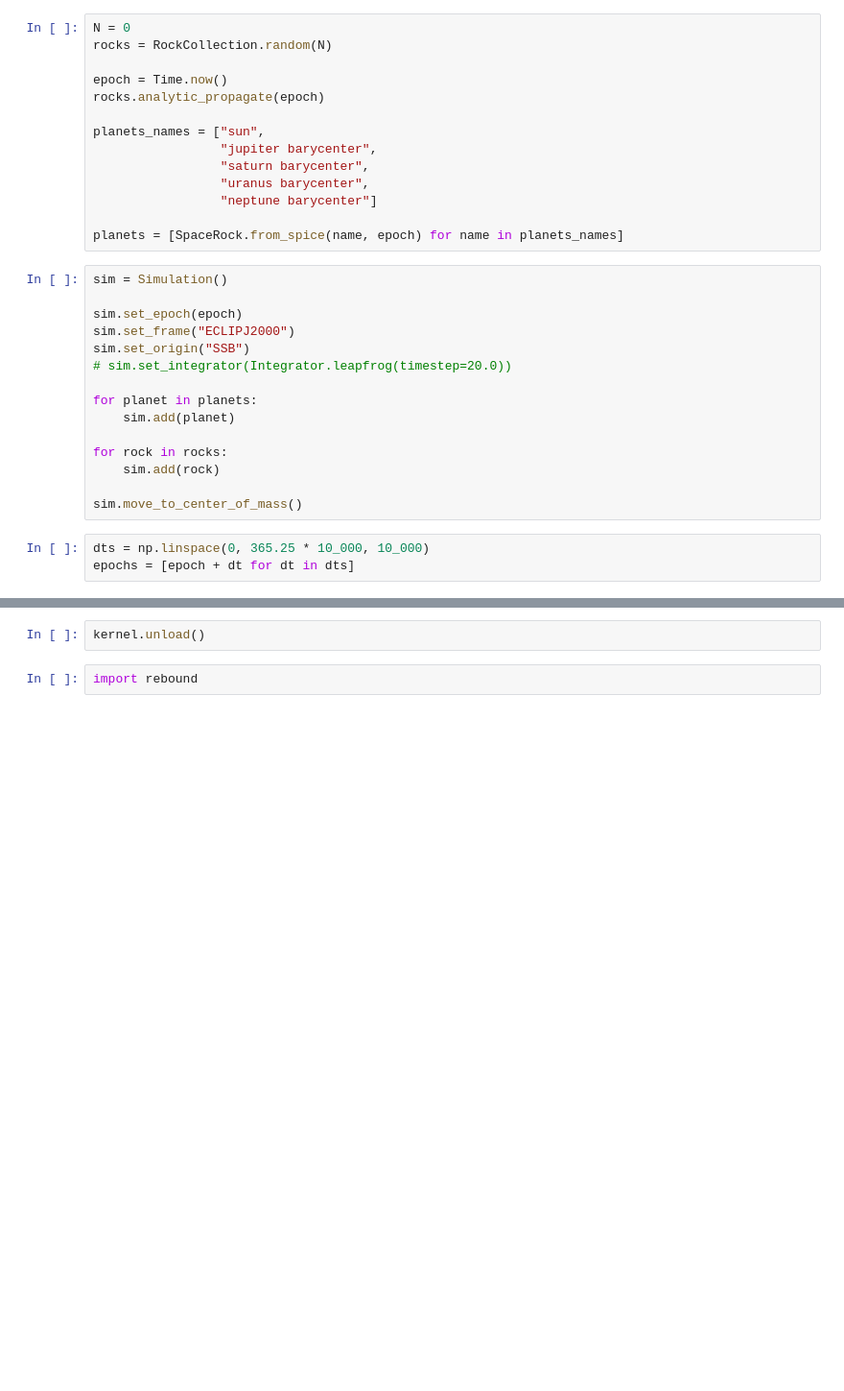
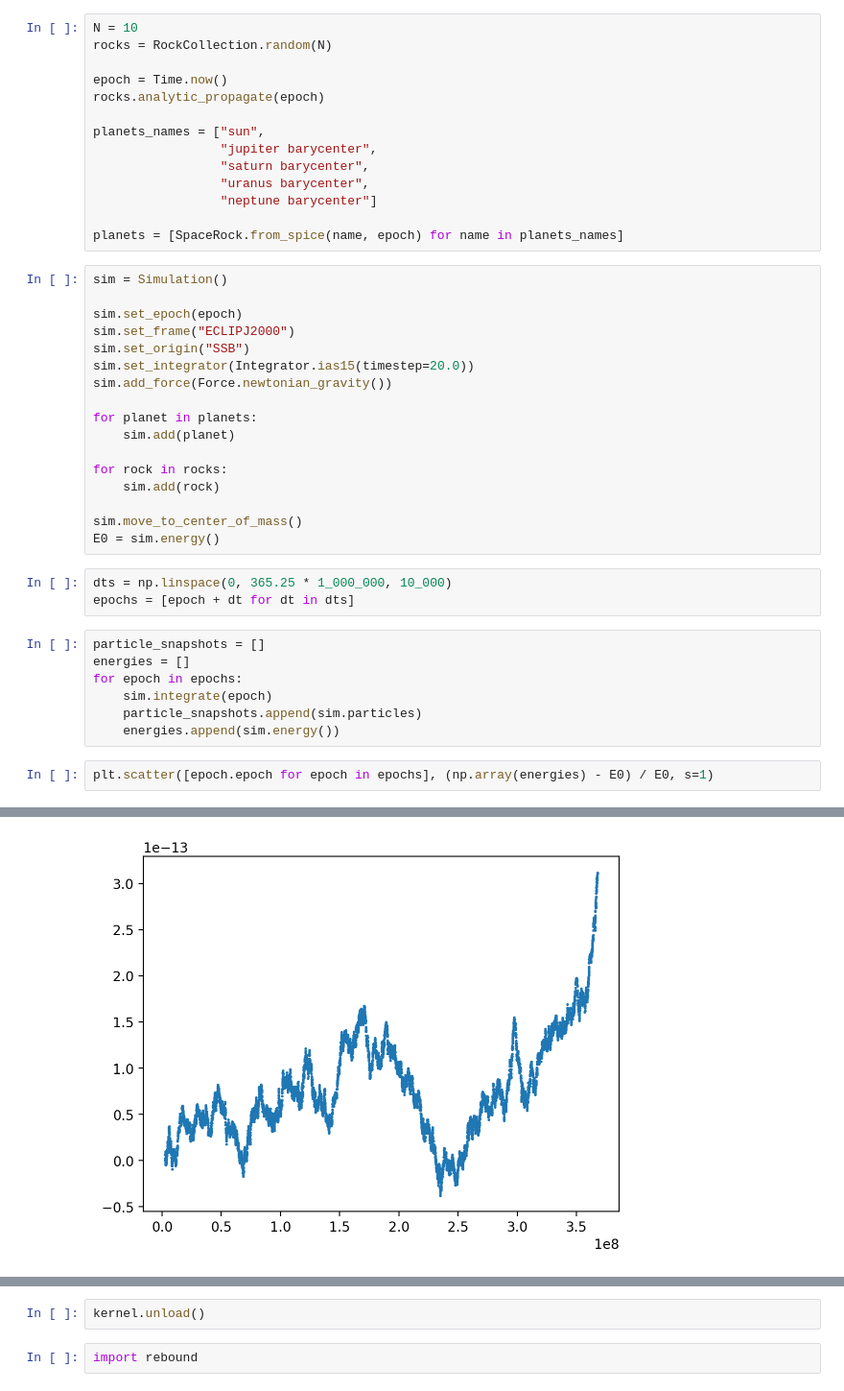
Before and after one commit to kjnapier/spacerocks, a Jupyter notebook: notebooks/nbody.ipynb, the cells around one changed output, grey strips where cells are left out. Shown at 96% size. Cells and saved outputs as stored; diff of their text form; blank space fills up the shorter version.

Commit message:
Finishing ias15 implementation; Exposing Integrator and Force to python.
This IAS15 implementation is not compensated, so its errors grow slightly faster than the rebound implementation

```diff
--- a/notebooks/nbody.ipynb
+++ b/notebooks/nbody.ipynb
@@ -15,7 +15,7 @@ kernel = SpiceKernel()
 kernel.load("/Users/kjnapier/data/spice/latest_leapseconds.tls")
 kernel.load("/Users/kjnapier/data/spice/de440s.bsp")
 # %%
-N = 0
+N = 10
 rocks = RockCollection.random(N)
 
 epoch = Time.now()
@@ -34,7 +34,8 @@ sim = Simulation()
 sim.set_epoch(epoch)
 sim.set_frame("ECLIPJ2000")
 sim.set_origin("SSB")
-# sim.set_integrator(Integrator.leapfrog(timestep=20.0))
+sim.set_integrator(Integrator.ias15(timestep=20.0))
+sim.add_force(Force.newtonian_gravity())
 
 for planet in planets:
     sim.add(planet)
@@ -43,6 +44,17 @@ for rock in rocks:
     sim.add(rock)
 
 sim.move_to_center_of_mass()
+E0 = sim.energy()
 # %%
-dts = np.linspace(0, 365.25 * 10_000, 10_000)
+dts = np.linspace(0, 365.25 * 1_000_000, 10_000)
 epochs = [epoch + dt for dt in dts]
+# %%
+particle_snapshots = []
+energies = []
+for epoch in epochs:
+    sim.integrate(epoch)
+    particle_snapshots.append(sim.particles)
+    energies.append(sim.energy())
+# %%
+plt.scatter([epoch.epoch for epoch in epochs], (np.array(energies) - E0) / E0, s=1)
+# %% [output]
@@ -48,0 +62 @@ epochs = [epoch + dt for dt in dts]
+[figure, added]
```
Also changed, not shown: parts of 25 cells of this notebook, 53 other files.
